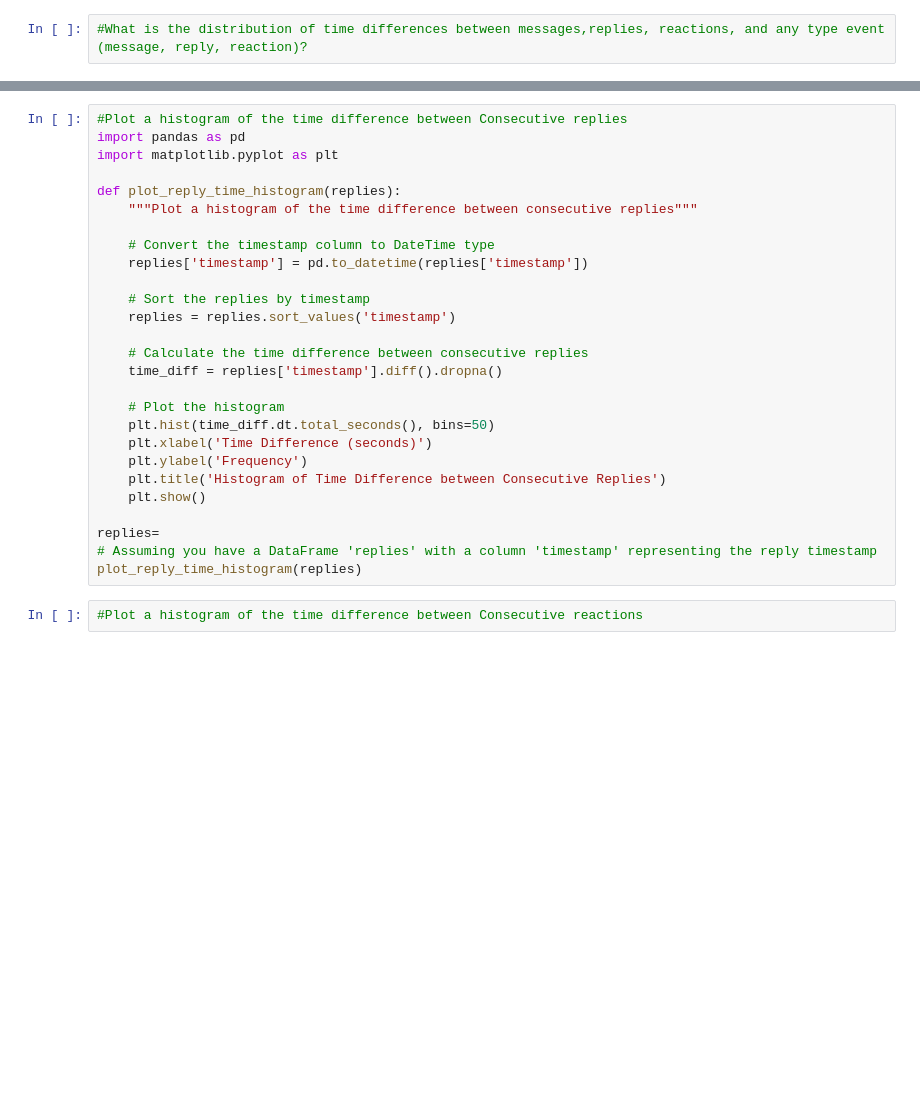
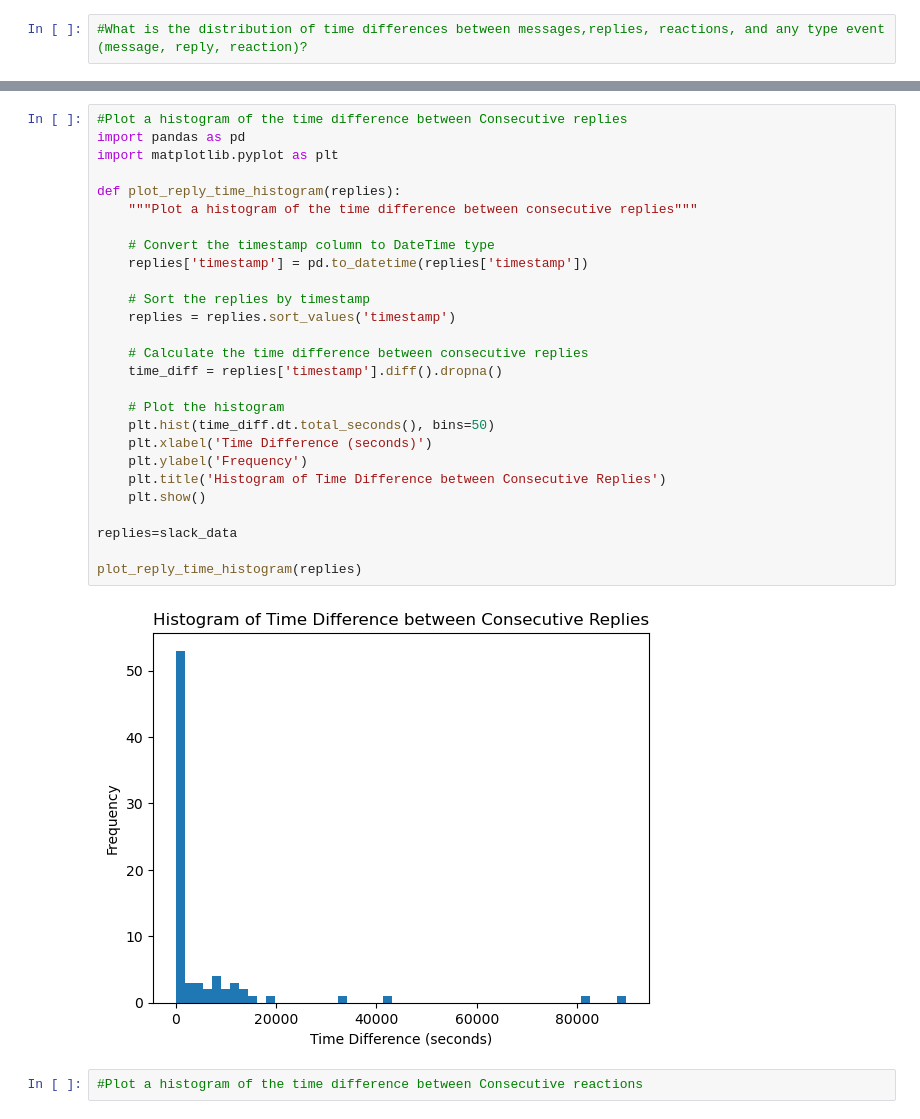
Before and after one commit to G1Daniel/week0-starter-code, a Jupyter notebook: notebooks/parse_slack_data.ipynb, the cells around one changed output, grey strips where cells are left out. Drawn from its saved outputs; the diff is of its cells as text; blank space fills up the shorter version.

```diff
--- a/notebooks/parse_slack_data.ipynb
+++ b/notebooks/parse_slack_data.ipynb
@@ -466,30 +465,32 @@ plot_message_time_histogram(slack_data)
 # %%
 #Plot a histogram of the time difference between Consecutive replies
 import pandas as pd
 import matplotlib.pyplot as plt
 
 def plot_reply_time_histogram(replies):
     """Plot a histogram of the time difference between consecutive replies"""
 
     # Convert the timestamp column to DateTime type
     replies['timestamp'] = pd.to_datetime(replies['timestamp'])
 
     # Sort the replies by timestamp
     replies = replies.sort_values('timestamp')
 
     # Calculate the time difference between consecutive replies
     time_diff = replies['timestamp'].diff().dropna()
 
     # Plot the histogram
     plt.hist(time_diff.dt.total_seconds(), bins=50)
     plt.xlabel('Time Difference (seconds)')
     plt.ylabel('Frequency')
     plt.title('Histogram of Time Difference between Consecutive Replies')
     plt.show()
 
-replies=
-# Assuming you have a DataFrame 'replies' with a column 'timestamp' representing the reply timestamp
+replies=slack_data
+
 plot_reply_time_histogram(replies)
+# %% [output]
+[figure, added]
 # %%
 #Plot a histogram of the time difference between Consecutive reactions
 # %%
```
Also changed, not shown: parts of 1 cell of this notebook, 1 other file.
